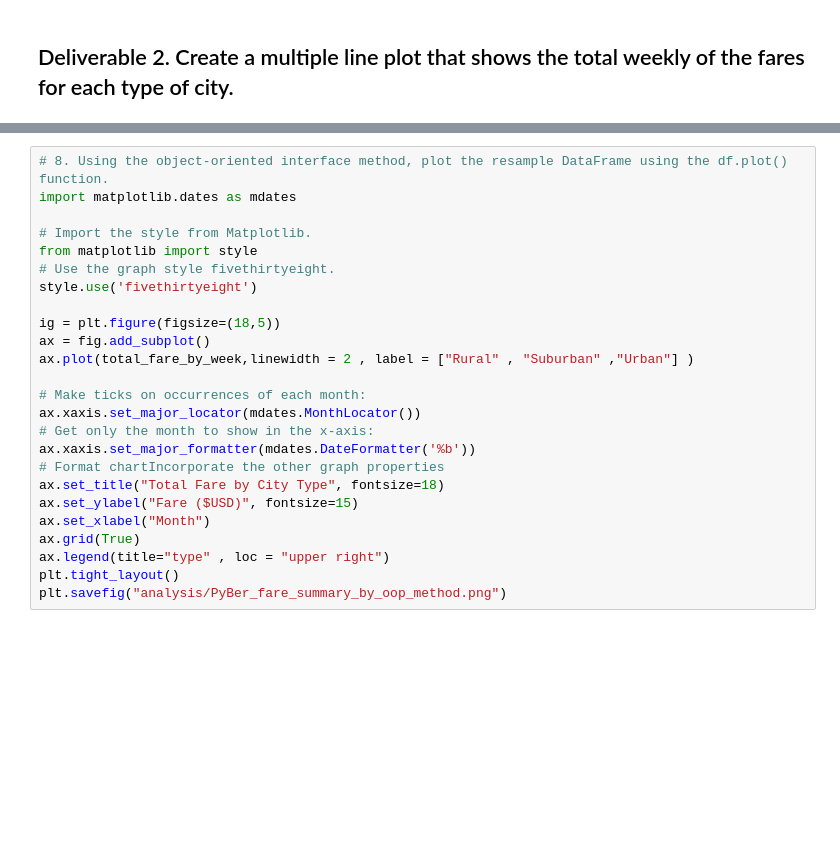
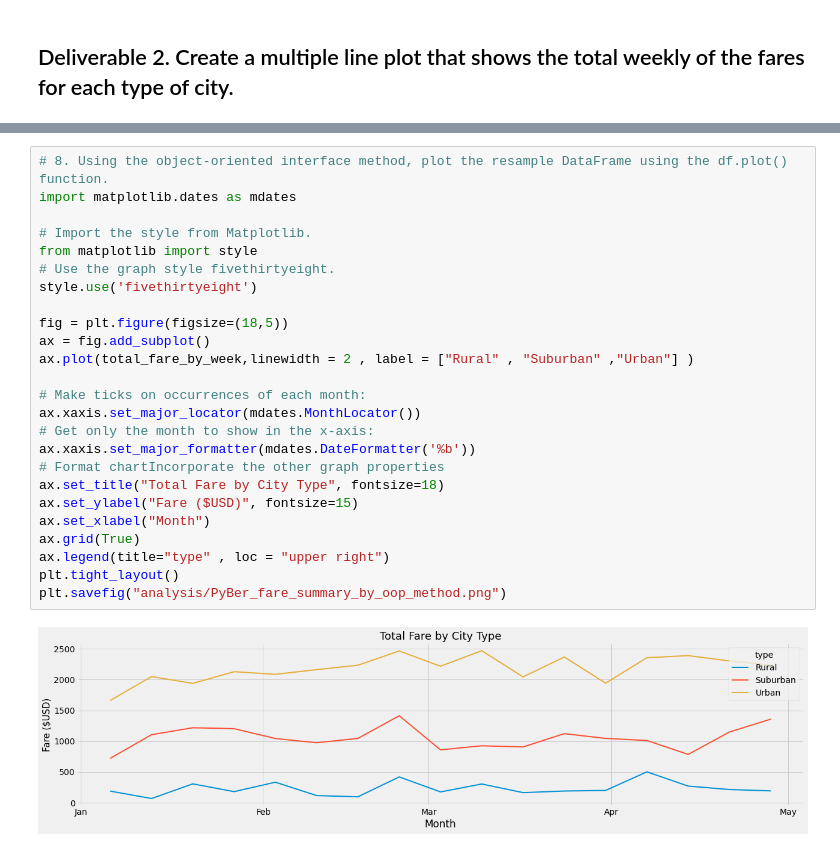
Before and after one commit to miralchangela/Pyber_Analysis, a Jupyter notebook: PyBer_Challenge.ipynb, the cells around one changed output, grey strips where cells are left out. Cells and saved outputs as stored; diff of their text form; blank space fills up the shorter version.

```diff
--- a/PyBer_Challenge.ipynb
+++ b/PyBer_Challenge.ipynb
@@ -130,28 +311,30 @@ total_fare_by_month
 # %%
 # 8. Using the object-oriented interface method, plot the resample DataFrame using the df.plot() function.
 import matplotlib.dates as mdates
 
 # Import the style from Matplotlib.
 from matplotlib import style
 # Use the graph style fivethirtyeight.
 style.use('fivethirtyeight')
 
-ig = plt.figure(figsize=(18,5))
+fig = plt.figure(figsize=(18,5))
 ax = fig.add_subplot()
 ax.plot(total_fare_by_week,linewidth = 2 , label = ["Rural" , "Suburban" ,"Urban"] )
 
 # Make ticks on occurrences of each month:
 ax.xaxis.set_major_locator(mdates.MonthLocator())
 # Get only the month to show in the x-axis:
 ax.xaxis.set_major_formatter(mdates.DateFormatter('%b'))
 # Format chartIncorporate the other graph properties
 ax.set_title("Total Fare by City Type", fontsize=18)
 ax.set_ylabel("Fare ($USD)", fontsize=15)
 ax.set_xlabel("Month")
 ax.grid(True)
 ax.legend(title="type" , loc = "upper right")
 plt.tight_layout()
 plt.savefig("analysis/PyBer_fare_summary_by_oop_method.png")
+# %% [output]
+[figure, added]
 # %%
 # Using the the MATLAB method, plot the resample DataFrame using the df.plot() function.
 
```
Also changed, not shown: parts of 21 cells of this notebook, 4 other files.
